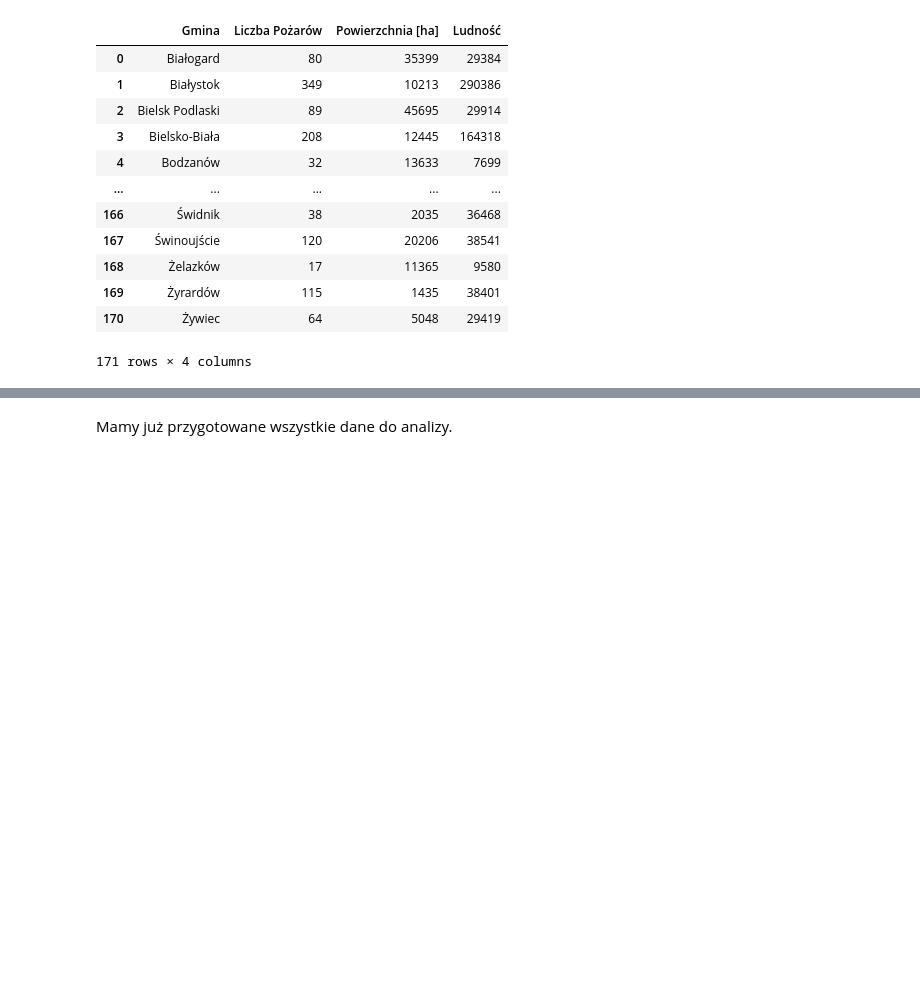
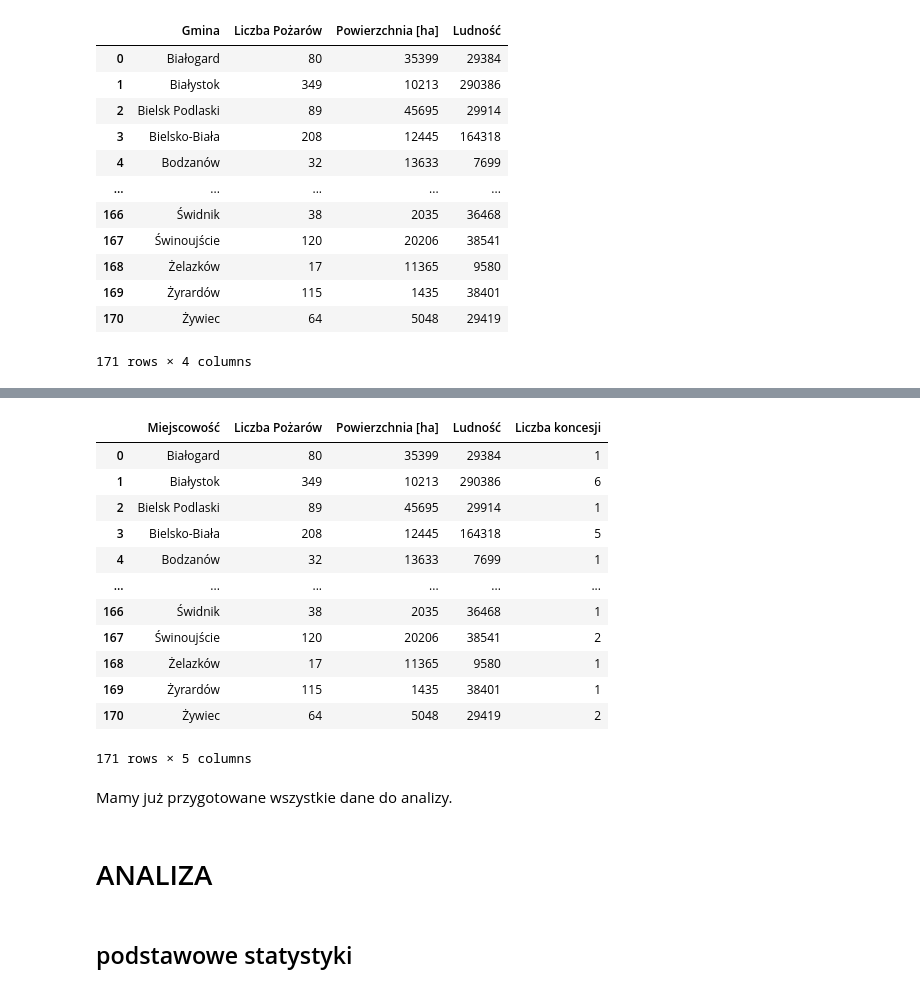
Before and after one commit to marant482/narzedzia-programistyczne-w-pythonie-final-assignment, a Jupyter notebook: notebooks/ANALIZA DANYCH.ipynb, the cells around one changed output, grey strips where cells are left out. Saved outputs shown, nothing was run; the diff lists cells and outputs as text; code cells hidden in the pictures; blank space fills up the shorter version.

```diff
--- a/notebooks/ANALIZA DANYCH.ipynb
+++ b/notebooks/ANALIZA DANYCH.ipynb
@@ -824,2 +855,22 @@ wszystkie_dane_miejscowosc
+# %%
+wszystkie_dane_miejscowosc.rename(columns={"Gmina": "Miejscowość"}, inplace=True)
+wszystkie_dane_miejscowosc = pd.merge(wszystkie_dane_miejscowosc, alkohol_miejscowosc, on="Miejscowość")
+wszystkie_dane_miejscowosc
+# %% [output]
+|  | Miejscowość | Liczba Pożarów | Powierzchnia [ha] | Ludność | Liczba koncesji |
+| 0 | Białogard | 80 | 35399 | 29384 | 1 |
+| 1 | Białystok | 349 | 10213 | 290386 | 6 |
+| 2 | Bielsk Podlaski | 89 | 45695 | 29914 | 1 |
+| 3 | Bielsko-Biała | 208 | 12445 | 164318 | 5 |
+| 4 | Bodzanów | 32 | 13633 | 7699 | 1 |
+| ... | ... | ... | ... | ... | ... |
+| 166 | Świdnik | 38 | 2035 | 36468 | 1 |
+| 167 | Świnoujście | 120 | 20206 | 38541 | 2 |
+| 168 | Żelazków | 17 | 11365 | 9580 | 1 |
+| 169 | Żyrardów | 115 | 1435 | 38401 | 1 |
+| 170 | Żywiec | 64 | 5048 | 29419 | 2 |
+171 rows × 5 columns
 # %% [markdown]
 Mamy już przygotowane wszystkie dane do analizy.
+# %% [markdown]
+# ANALIZA
@@ -825,0 +879,2 @@ Mamy już przygotowane wszystkie dane do analizy.
+# %% [markdown]
+## podstawowe statystyki
```
Also changed, not shown: parts of 33 cells of this notebook.
